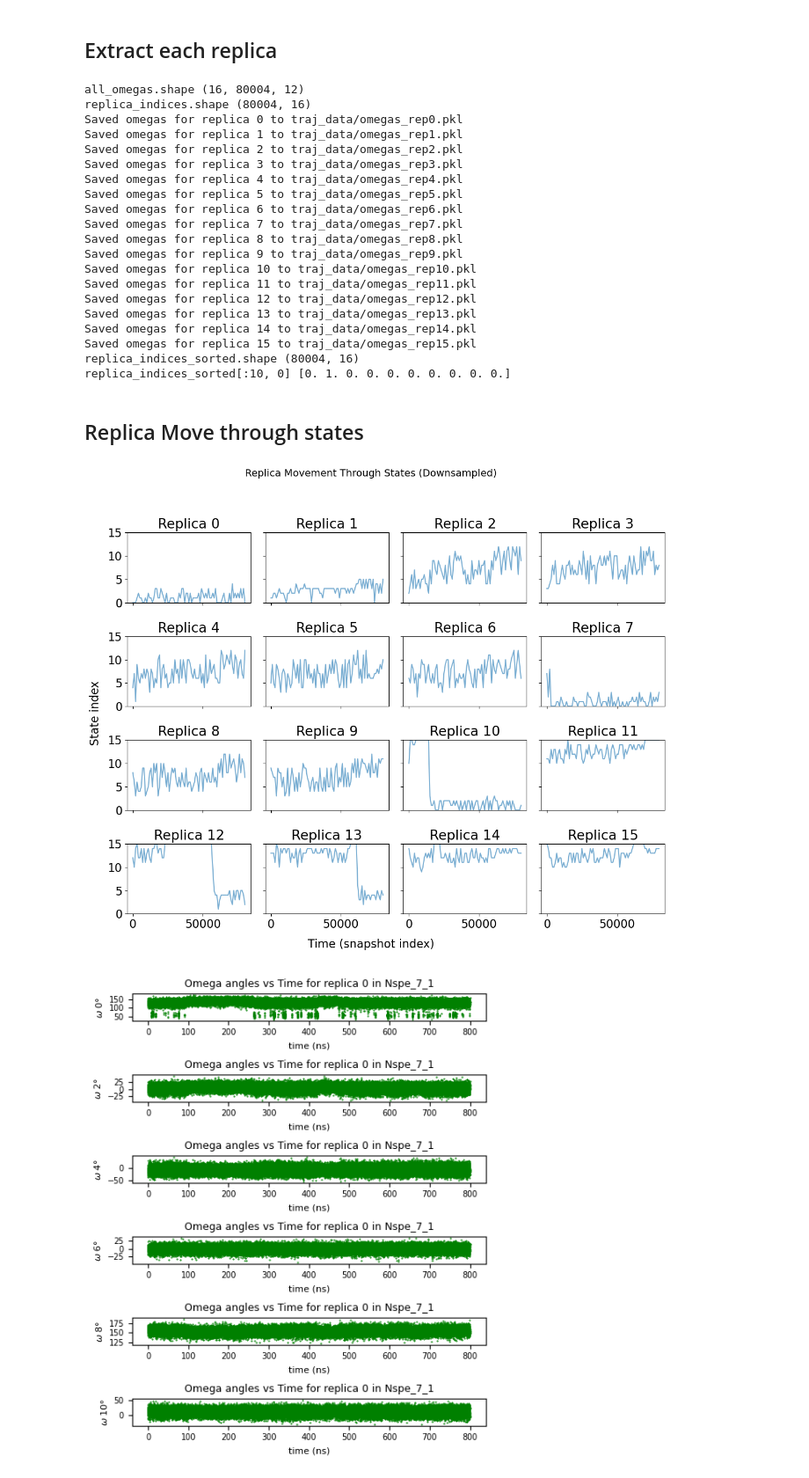
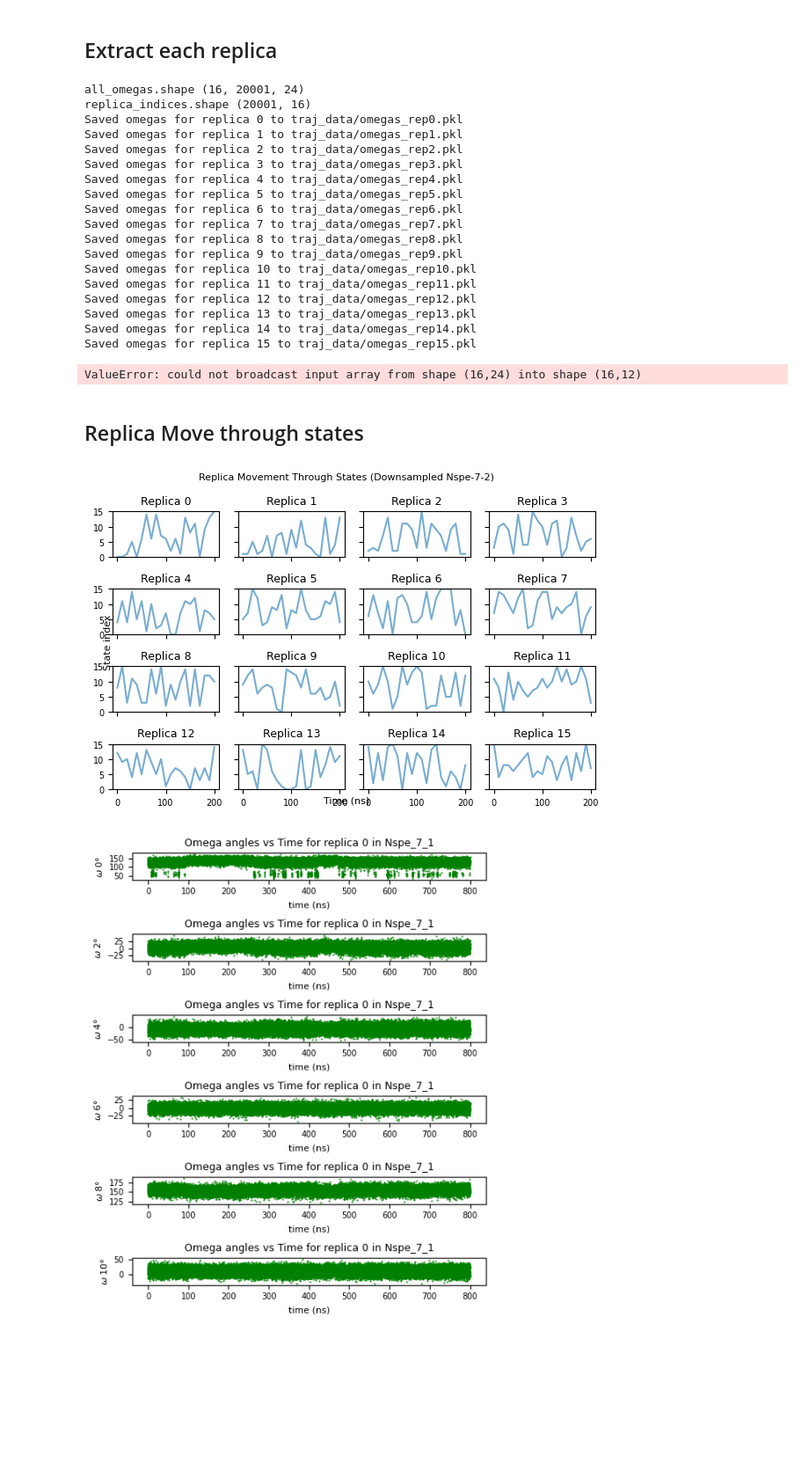
Before and after one commit to vvoelz/nspe-oligomers, a Jupyter notebook: peptoid/nspe_7_2/analysis/traj_analysis.ipynb, the cells around one changed output. Shown at 88% size. Drawn from its saved outputs; the diff is of its cells as text; code cells hidden in the pictures; blank space fills up the shorter version.

```diff
--- a/peptoid/nspe_7_2/analysis/traj_analysis.ipynb
+++ b/peptoid/nspe_7_2/analysis/traj_analysis.ipynb
@@ -82,10 +84,10 @@ distance_indices = gmx_distance_indices - 1
 omega_path = 'traj_data/'
 
 state_num = 16
-HREX_dir = '../traj'
-run_num = 4 # How many run
+HREX_dir = '../traj_remd'
+run_num = 1 # How many run
 
-HREX_list = [f"HREX_200ns_{i}" for i in range(1, run_num + 1)]
+HREX_list = [f"REMD_200ns_{i}" for i in range(1, run_num + 1)]
 for state in range(state_num):
     dists_list = []
     for HREX in HREX_list:
@@ -101,10 +103,10 @@ for state in range(state_num):
         dists = md.compute_distances(traj, distance_indices) * 10.0 # convert nm to Å
         dists_list.append(dists)
 
-    # Save omegas
+    # Save distances
     concatenated_dists = np.vstack(dists_list)
     data_object = Data(concatenated_dists)
     save_path = f"{omega_path}dis_state{state}.pkl"
     data_object.save(save_path)
-    print(f"Saved omegas for state {state} to {save_path}")
+    print(f"Saved distance for state {state} to {save_path}")
 # %% [output]
@@ -200,7 +202,7 @@ for state in range(state_num):
 
     plt.xticks(x, labels, rotation=90)
     plt.ylabel("Distance (A)")
-    plt.title("Target Distance as Tick Line vs. Mean ± Std Nspe_7_1")
+    plt.title("Target Distance as Tick Line vs. Mean ± Std Nspe_7_2")
     plt.ylim(0, max(np.max(means + stds), np.max(targets)) * 1.1)
     plt.legend()
     plt.tight_layout()
@@ -435,0 +531,10 @@ for i in [0, 10]:
+# %%
+residues_to_plot = np.arange(0, 24, 4).tolist()  # Modify if needed
+
+omega_indices = [r for r in residues_to_plot]
+phi_indices   = [r + 1 for r in residues_to_plot]
+psi_indices   = [r + 2 for r in residues_to_plot]
+chi1_indices  = [r + 3 for r in residues_to_plot]
+
+for angle_indices in [omega_indices, psi_indices, chi1_indices]:
+    omega_all[:, :, angle_indices] = (omega_all[:, :, angle_indices] + 90.0) % 360.0 - 90.0
@@ -664,7 +892,7 @@ print("replica_indices.shape", replica_indices.shape)
 #print(replica_indices)
 
 start = 0
-nsnaps = 80004
+nsnaps = replica_indices.shape[0]
 nreps = state_num
 
 all_omegas_by_replica = np.zeros(all_omegas.shape)
@@ -694,8 +922,8 @@ for i in range(nsnaps):
 print('replica_indices_sorted.shape', replica_indices_sorted.shape)
 print('replica_indices_sorted[:10, 0]', replica_indices_sorted[:10, 0])
 # %% [output]
-all_omegas.shape (16, 80004, 12)
-replica_indices.shape (80004, 16)
+all_omegas.shape (16, 20001, 24)
+replica_indices.shape (20001, 16)
 Saved omegas for replica 0 to traj_data/omegas_rep0.pkl
 Saved omegas for replica 1 to traj_data/omegas_rep1.pkl
 Saved omegas for replica 2 to traj_data/omegas_rep2.pkl
@@ -712,33 +940,33 @@ Saved omegas for replica 12 to traj_data/omegas_rep12.pkl
 Saved omegas for replica 13 to traj_data/omegas_rep13.pkl
 Saved omegas for replica 14 to traj_data/omegas_rep14.pkl
 Saved omegas for replica 15 to traj_data/omegas_rep15.pkl
-replica_indices_sorted.shape (80004, 16)
-replica_indices_sorted[:10, 0] [0. 1. 0. 0. 0. 0. 0. 0. 0. 0.]
+ValueError: could not broadcast input array from shape (16,24) into shape (16,12)
 # %% [markdown]
 ## Replica Move through states
 # %%
-tep = 1000
+step = 1000
+dt_in_ns = 0.01
 nrows, ncols = 4, 4
-fig, axes = plt.subplots(nrows, ncols, figsize=(12, 10), sharex=True, sharey=True)
+fig, axes = plt.subplots(nrows, ncols, figsize=(6, 4), sharex=True, sharey=True)
 
 for replica_id in range(replica_indices_sorted.shape[1]):
     ax = axes[replica_id // ncols, replica_id % ncols]
-    x = np.arange(0, replica_indices_sorted.shape[0], step)
+
+    x = np.arange(0, replica_indices_sorted.shape[0], step) * dt_in_ns
     y = replica_indices_sorted[:, replica_id][::step]
+
     ax.plot(x, y, alpha=0.6)
     ax.set_title(f"Replica {replica_id}")
-    ax.set_ylim(0, 15)  # uniform y-axis
-    #ax.set_xticks([])  # hide x-ticks for cleaner look
-    ax.set_yticks([0, 5, 10, 15])  # optional: show fewer y ticks
+    ax.set_ylim(0, 15)
+    ax.set_yticks([0, 5, 10, 15])
 
-# Global labels
-fig.suptitle("Replica Movement Through States (Downsampled)", fontsize=14)
-fig.text(0.5, 0.04, 'Time (snapshot index)', ha='center')
+fig.suptitle("Replica Movement Through States (Downsampled Nspe-7-2)", fontsize=8)
+fig.text(0.5, 0.04, 'Time (ns)', ha='center')
 fig.text(0.04, 0.5, 'State index', va='center', rotation='vertical')
-plt.tight_layout(rect=[0.05, 0.05, 1, 0.95])
+plt.tight_layout(rect=[0.0, 0.0, 1, 1])
 plt.show()
 # %% [output]
-[figure, old version]
+[figure, new version]
 # %%
 residues_to_plot = np.arange(0, 12, 2).tolist()
 
```
Also changed, not shown: parts of 19 cells of this notebook, 7 other files.
